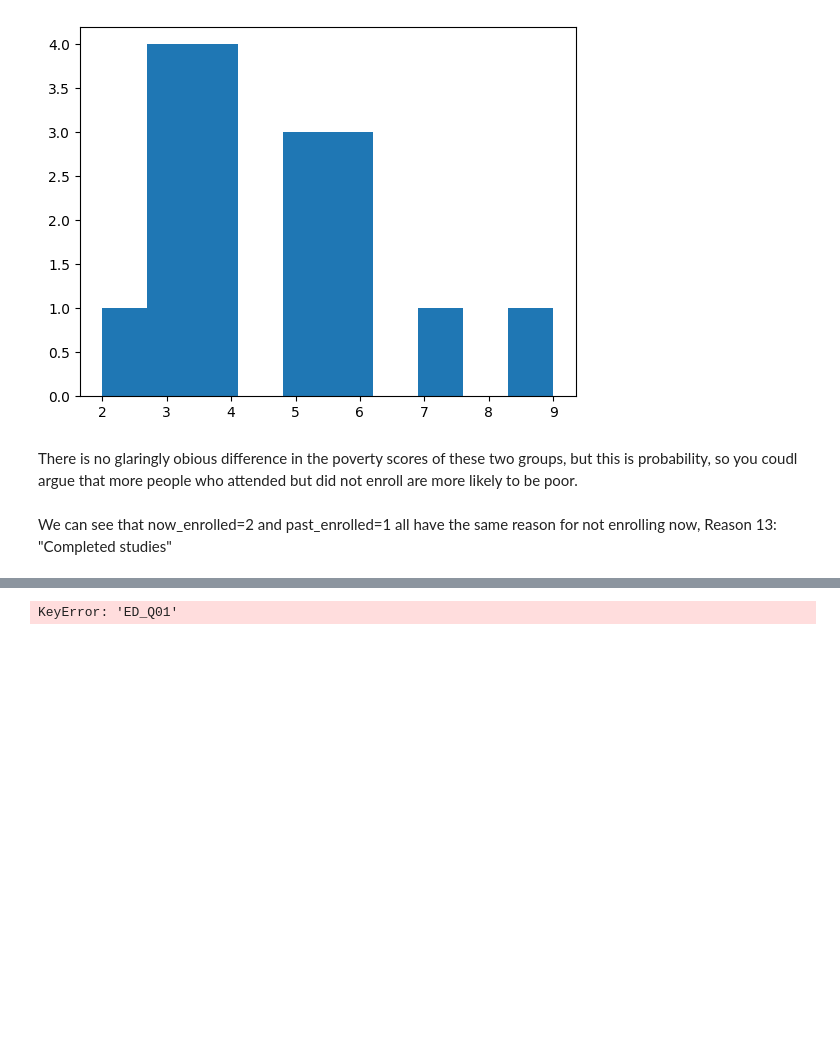
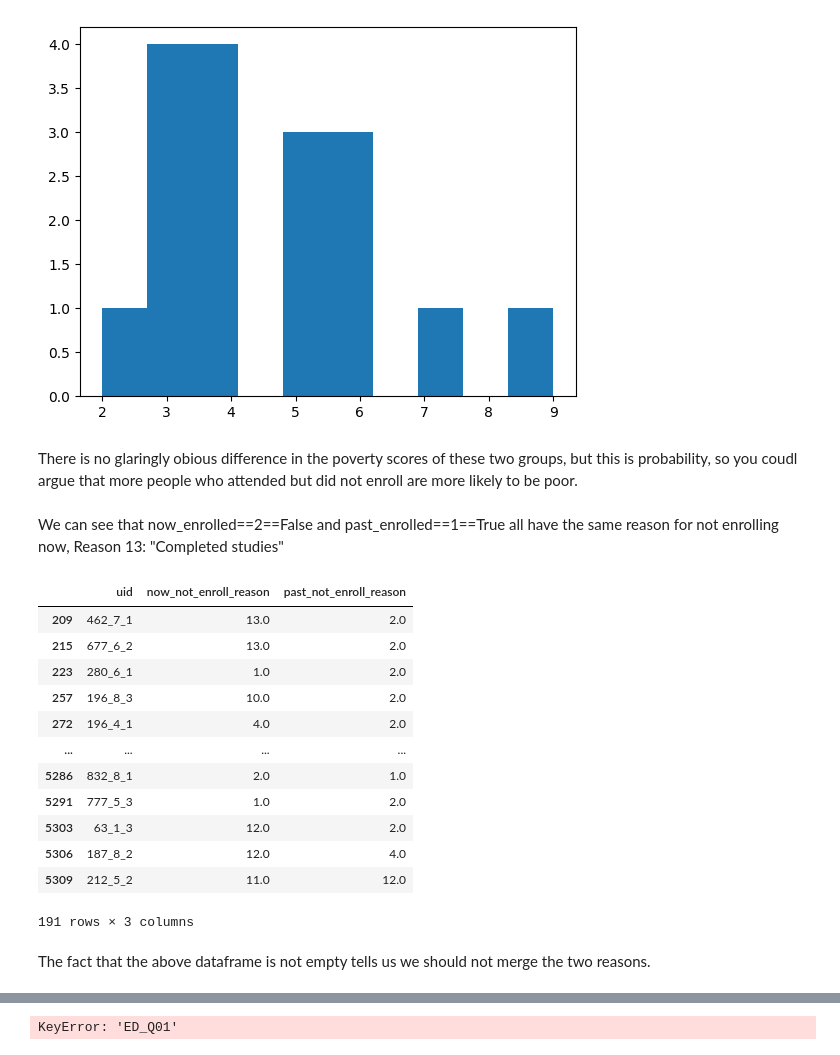
Before and after one commit to jbellogo/Classification, a Jupyter notebook: X_train.ipynb, the cells around one changed output, grey strips where cells are left out. Drawn from its saved outputs; the diff is of its cells as text; code cells hidden in the pictures; blank space fills up the shorter version.

```diff
--- a/X_train.ipynb
+++ b/X_train.ipynb
@@ -333,20 +318,29 @@ plt.show()
 # %% [markdown]
 There is no glaringly obious difference in the poverty scores of these two groups, but this is probability, so you coudl argue that more people who attended but did not enroll are more likely to be poor.
 # %% [markdown]
-We can see that now_enrolled=2 and past_enrolled=1 all have the same reason for not enrolling now,
+We can see that now_enrolled==2==False and past_enrolled==1==True all have the same reason for not enrolling now,
 Reason 13: "Completed studies"
-# %%
-
-
-
-
-ed['now_enrolled'] = ed['ED_Q08'].eq(1)
-ed['now_attending'] = ed['ED_Q09'].eq(1) # from 1 yes, 2 No
-ed['past_enrolled'] = ed['ED_Q14'].eq(1) # from 1 yes, 2 No
-ed['past_attending'] = ed['ED_Q15'].eq(1) # from 1 yes, 2 No
-
-# Merge
-ed['now_not_attend_reason'] = pd.Categorical(ed['ED_Q10'], categories=list(range(1, 13)))
-ed['now_not_enroll_reason'] = pd.Categorical(ed['ED_Q11'], categories=list(range(1, 14)))
-ed['past_not_attend_reason'] = pd.Categorical(ed['ED_Q16'], categories=list(range(1, 13)))
-ed['past_not_enroll_reason'] = pd.Categorical(ed['ED_Q17'], categories=list(range(1, 14)))
+# %%
+# Let's try to merge no_enrolling past and present reasons
+# Let's see if we have any datapoint with two past and present no_enrollment reasons
+
+# and
+non_empty = ~ed['now_not_enroll_reason'].isna() & ~ed['past_not_enroll_reason'].isna()
+different = ~ed['now_not_enroll_reason'].eq(ed['past_not_enroll_reason'])
+ed.loc[non_empty & different, ['uid', 'now_not_enroll_reason', 'past_not_enroll_reason']]
+# %% [output]
+|  | uid | now_not_enroll_reason | past_not_enroll_reason |
+| 209 | 462_7_1 | 13.0 | 2.0 |
+| 215 | 677_6_2 | 13.0 | 2.0 |
+| 223 | 280_6_1 | 1.0 | 2.0 |
+| 257 | 196_8_3 | 10.0 | 2.0 |
+| 272 | 196_4_1 | 4.0 | 2.0 |
+| ... | ... | ... | ... |
+| 5286 | 832_8_1 | 2.0 | 1.0 |
+| 5291 | 777_5_3 | 1.0 | 2.0 |
+| 5303 | 63_1_3 | 12.0 | 2.0 |
+| 5306 | 187_8_2 | 12.0 | 4.0 |
+| 5309 | 212_5_2 | 11.0 | 12.0 |
+191 rows × 3 columns
+# %% [markdown]
+The fact that the above dataframe is not empty tells us we should not merge the two reasons.
```
Also changed, not shown: parts of 39 cells of this notebook, 1 other file.
